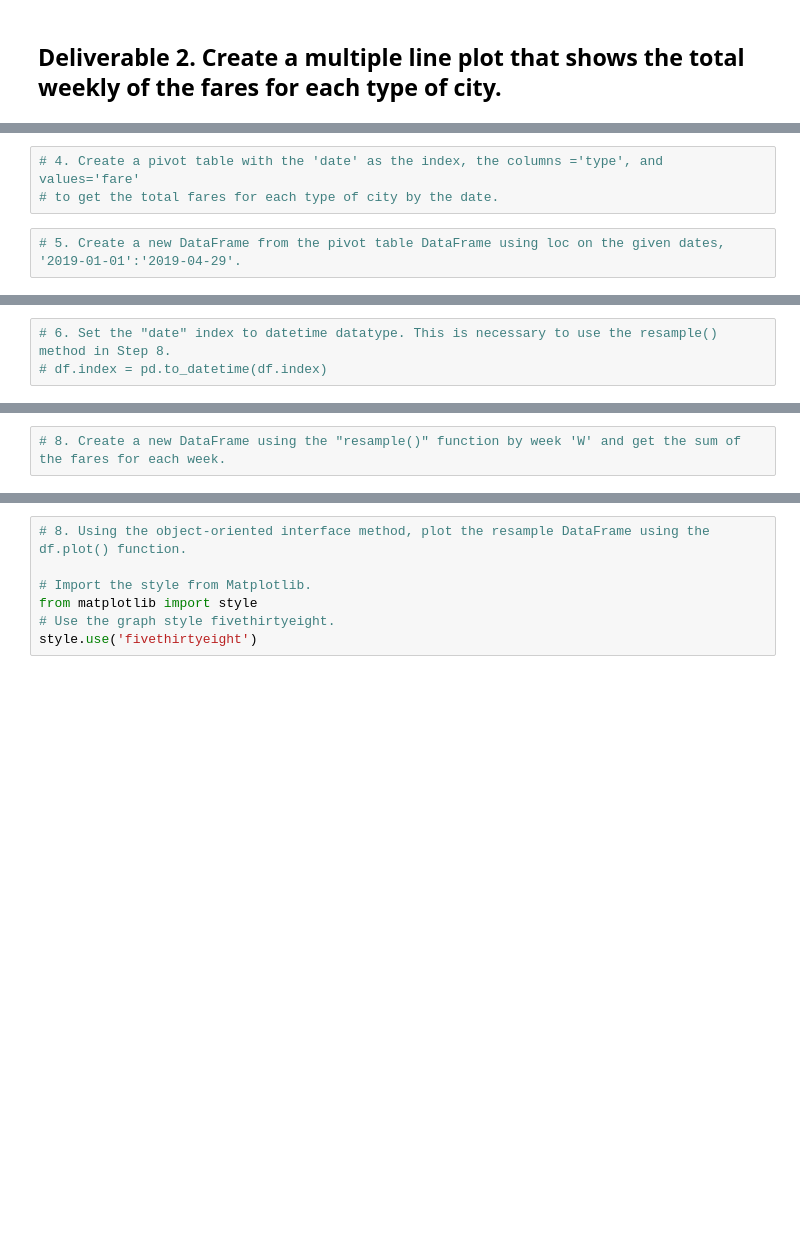
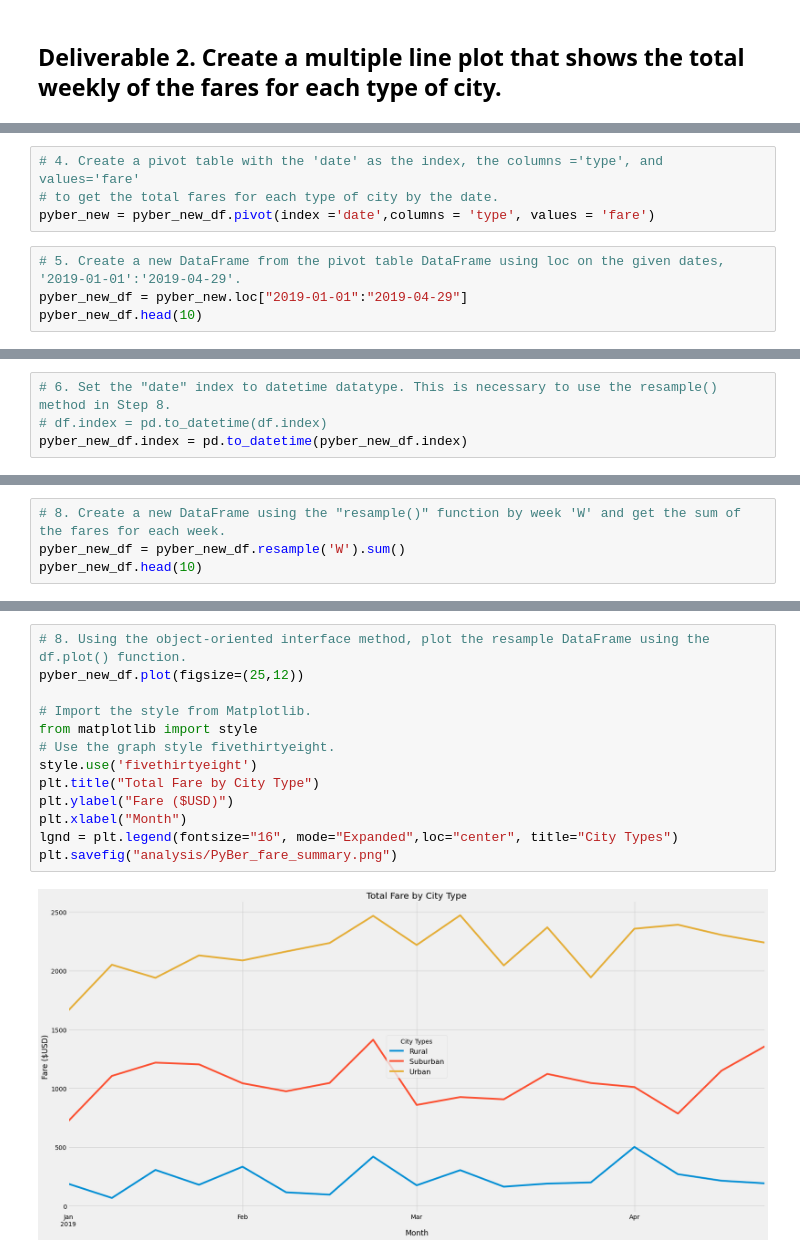
Before and after one commit to jquindiagan/PyBer-Analysis, a Jupyter notebook: PyBer_Challenge.ipynb, the cells around one changed output, grey strips where cells are left out. Cells and saved outputs as stored; diff of their text form; blank space fills up the shorter version.

```diff
--- a/PyBer_Challenge.ipynb
+++ b/PyBer_Challenge.ipynb
@@ -98,5 +114,8 @@ pyber_summary_df
 # %%
 # 4. Create a pivot table with the 'date' as the index, the columns ='type', and values='fare'
 # to get the total fares for each type of city by the date.
+pyber_new = pyber_new_df.pivot(index ='date',columns = 'type', values = 'fare')
 # %%
 # 5. Create a new DataFrame from the pivot table DataFrame using loc on the given dates, '2019-01-01':'2019-04-29'.
+pyber_new_df = pyber_new.loc["2019-01-01":"2019-04-29"]
+pyber_new_df.head(10)
@@ -103,5 +135,6 @@ pyber_summary_df
 # %%
 # 6. Set the "date" index to datetime datatype. This is necessary to use the resample() method in Step 8.
 # df.index = pd.to_datetime(df.index)
+pyber_new_df.index = pd.to_datetime(pyber_new_df.index)
 # %%
 # 7. Check that the datatype for the index is datetime using df.info()
@@ -108,2 +153,4 @@ pyber_summary_df
 # %%
 # 8. Create a new DataFrame using the "resample()" function by week 'W' and get the sum of the fares for each week.
+pyber_new_df = pyber_new_df.resample('W').sum()
+pyber_new_df.head(10)
@@ -110,7 +170,15 @@ pyber_summary_df
 # %%
 # 8. Using the object-oriented interface method, plot the resample DataFrame using the df.plot() function.
+pyber_new_df.plot(figsize=(25,12))
 
 # Import the style from Matplotlib.
 from matplotlib import style
 # Use the graph style fivethirtyeight.
 style.use('fivethirtyeight')
+plt.title("Total Fare by City Type")
+plt.ylabel("Fare ($USD)")
+plt.xlabel("Month")
+lgnd = plt.legend(fontsize="16", mode="Expanded",loc="center", title="City Types")
+plt.savefig("analysis/PyBer_fare_summary.png")
+# %% [output]
+[figure, added]
```
Also changed, not shown: parts of 7 cells of this notebook, 1 other file.
